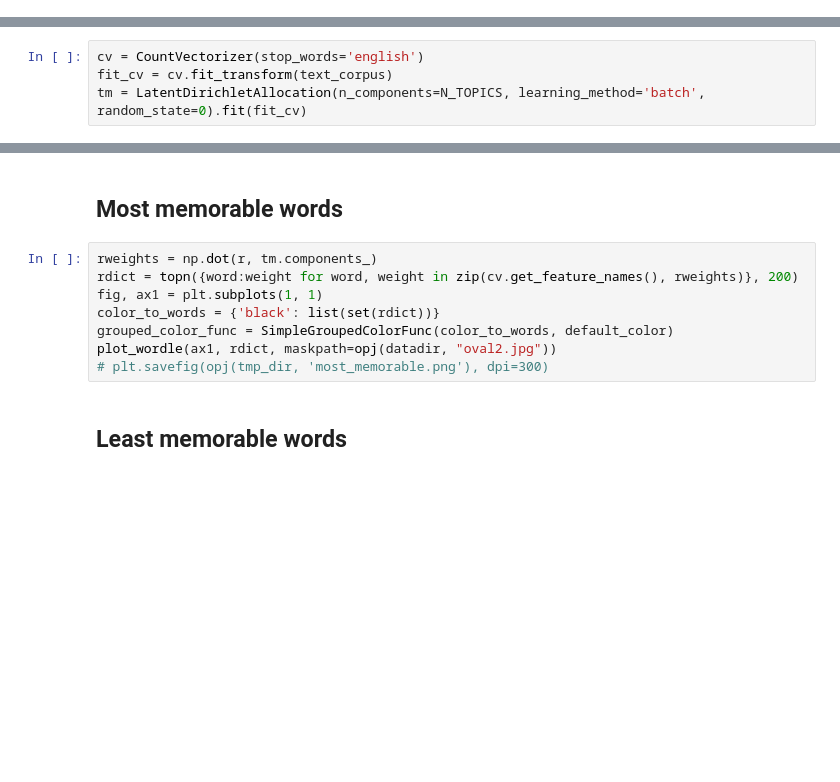
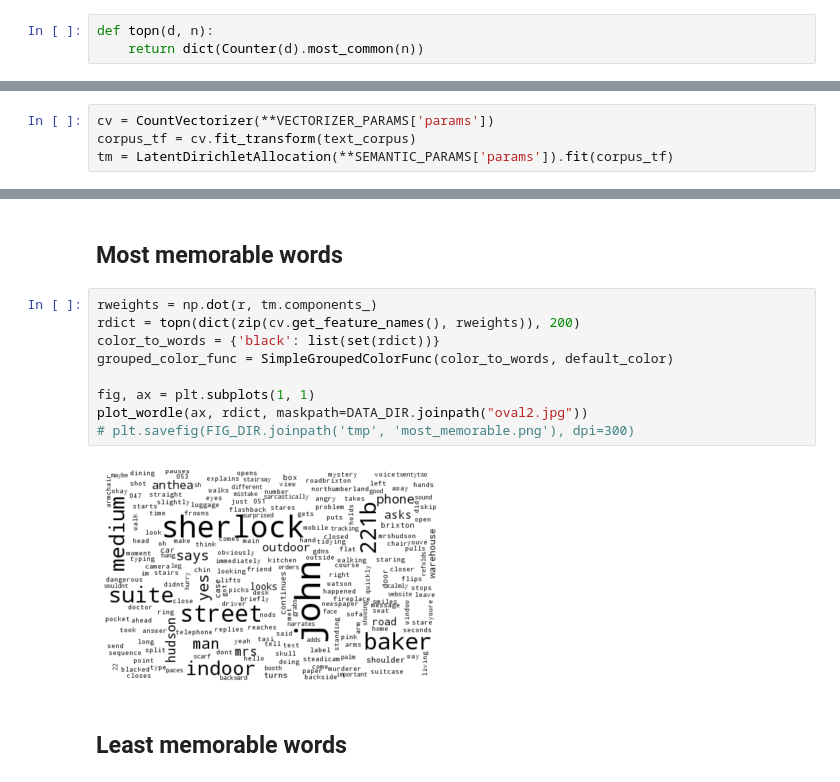
Before and after one commit to ContextLab/sherlock-topic-model-paper, a Jupyter notebook: code/notebooks/main/wordle_analysis_and_fig.ipynb, the cells around one changed output, grey strips where cells are left out. Drawn from its saved outputs; the diff is of its cells as text; blank space fills up the shorter version.

```diff
--- a/code/notebooks/main/wordle_analysis_and_fig.ipynb
+++ b/code/notebooks/main/wordle_analysis_and_fig.ipynb
@@ -37,0 +94,3 @@ from analysis_helpers import (
+# %%
+def topn(d, n):
+    return dict(Counter(d).most_common(n))
@@ -164,7 +196,7 @@ plt.show()
 # %% [markdown]
 ## Fit topic model to video annotation sliding windows
 # %%
-cv = CountVectorizer(stop_words='english')
-fit_cv = cv.fit_transform(text_corpus)
-tm = LatentDirichletAllocation(n_components=N_TOPICS, learning_method='batch', random_state=0).fit(fit_cv)
+cv = CountVectorizer(**VECTORIZER_PARAMS['params'])
+corpus_tf = cv.fit_transform(text_corpus)
+tm = LatentDirichletAllocation(**SEMANTIC_PARAMS['params']).fit(corpus_tf)
 # %%
@@ -214,12 +248,15 @@ f = f - video_events.mean(0)
 ## Most memorable words
 # %%
 rweights = np.dot(r, tm.components_)
-rdict = topn({word:weight for word, weight in zip(cv.get_feature_names(), rweights)}, 200)
-fig, ax1 = plt.subplots(1, 1)
+rdict = topn(dict(zip(cv.get_feature_names(), rweights)), 200)
 color_to_words = {'black': list(set(rdict))}
 grouped_color_func = SimpleGroupedColorFunc(color_to_words, default_color)
-plot_wordle(ax1, rdict, maskpath=opj(datadir, "oval2.jpg"))
-# plt.savefig(opj(tmp_dir, 'most_memorable.png'), dpi=300)
+
+fig, ax = plt.subplots(1, 1)
+plot_wordle(ax, rdict, maskpath=DATA_DIR.joinpath("oval2.jpg"))
+# plt.savefig(FIG_DIR.joinpath('tmp', 'most_memorable.png'), dpi=300)
+# %% [output]
+[figure, added]
 # %% [markdown]
 ## Least memorable words
 # %%
```
Also changed, not shown: parts of 26 cells of this notebook, 18 other files.
